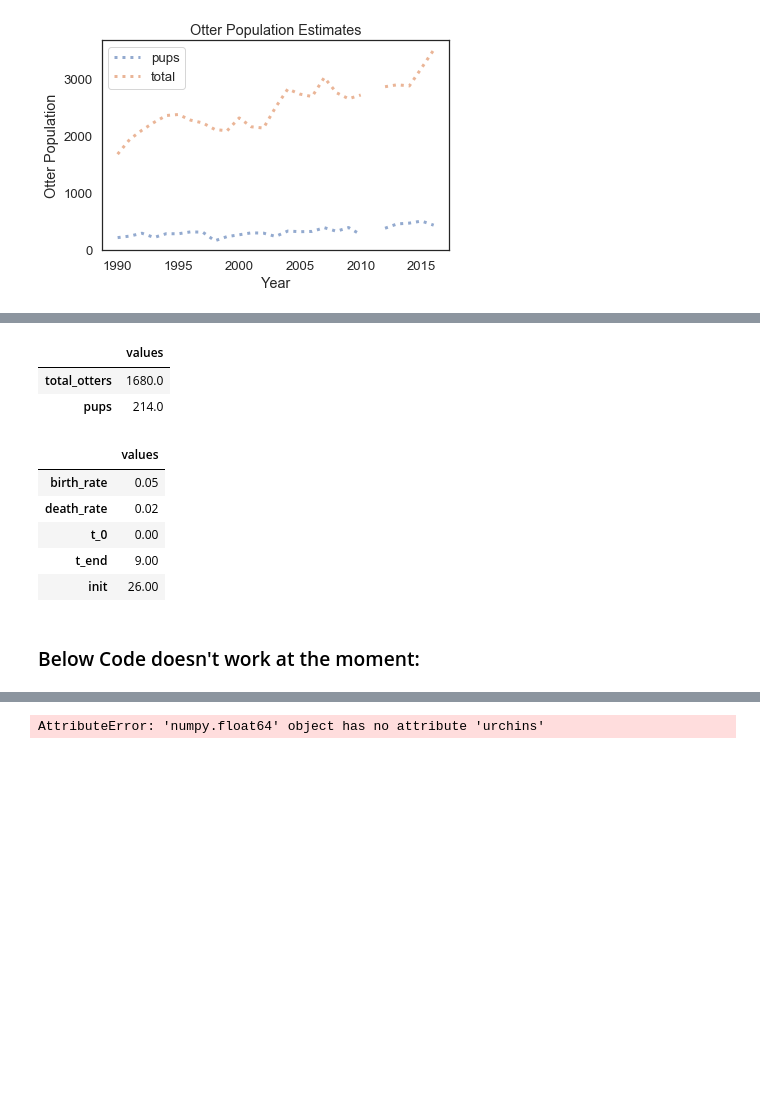
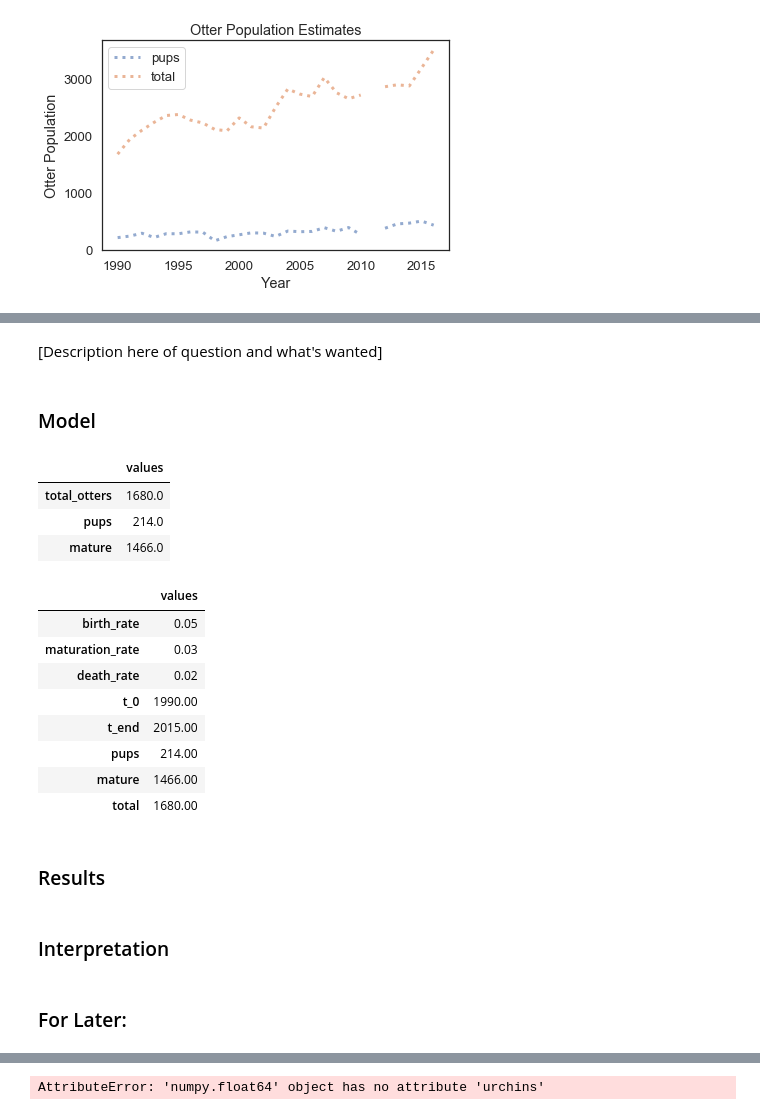
Before and after one commit to MellieZito/Project-1, a Jupyter notebook: code/otters.ipynb, the cells around one changed output, grey strips where cells are left out. Saved outputs shown, nothing was run; the diff lists cells and outputs as text; code cells hidden in the pictures; blank space fills up the shorter version.

Commit message:
state, system, and update function made

```diff
--- a/code/otters.ipynb
+++ b/code/otters.ipynb
@@ -93,24 +91,35 @@ plot_results(total, empty, 'Otter Population Estimates')
+# %% [markdown]
+[Description here of question and what's wanted]
+# %% [markdown]
+### Model
 # %%
 init_pups = get_first_value(pups)
 init_total = get_first_value(total)
-state = State(total_otters=init_total, pups=init_pups)
+init_mature = init_total - init_pups
+state = State(total_otters=init_total, pups=init_pups, mature=init_mature)
 # %% [output]
 |  | values |
 | total_otters | 1680.0 |
 | pups | 214.0 |
+| mature | 1466.0 |
 # %%
 system = System(birth_rate = .05,
+                maturation_rate = .03,
                 death_rate = .02,
                 t_0 = 1990,
                 t_end = 2015,
-                init_pups = init_pups,
-                init_total = init_total)
+                pups = init_pups,
+                mature = init_mature,
+                total = init_total)
 # %% [output]
 |  | values |
 | birth_rate | 0.05 |
+| maturation_rate | 0.03 |
 | death_rate | 0.02 |
-| t_0 | 0.00 |
-| t_end | 9.00 |
-| init | 26.00 |
+| t_0 | 1990.00 |
+| t_end | 2015.00 |
+| pups | 214.00 |
+| mature | 1466.00 |
+| total | 1680.00 |
 # %%
 def update_func1(state, t, system):
@@ -124,2 +141,6 @@ def update_func1(state, t, system):
-# %% [markdown]
-### Below Code doesn't work at the moment:
+# %% [markdown]
+### Results
+# %% [markdown]
+### Interpretation
+# %% [markdown]
+### For Later:
```
Also changed, not shown: parts of 8 cells of this notebook.
